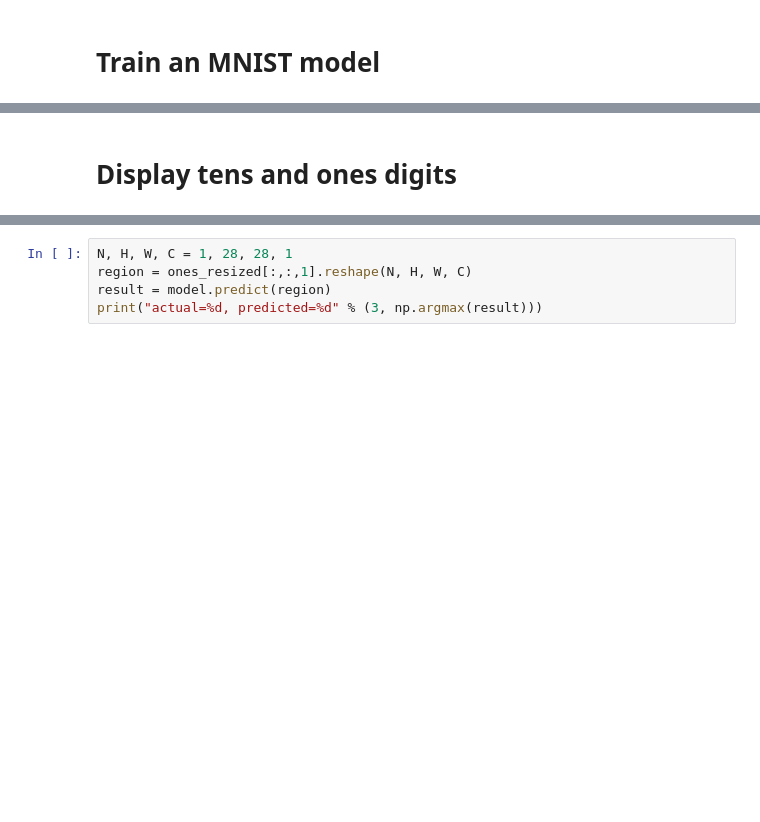
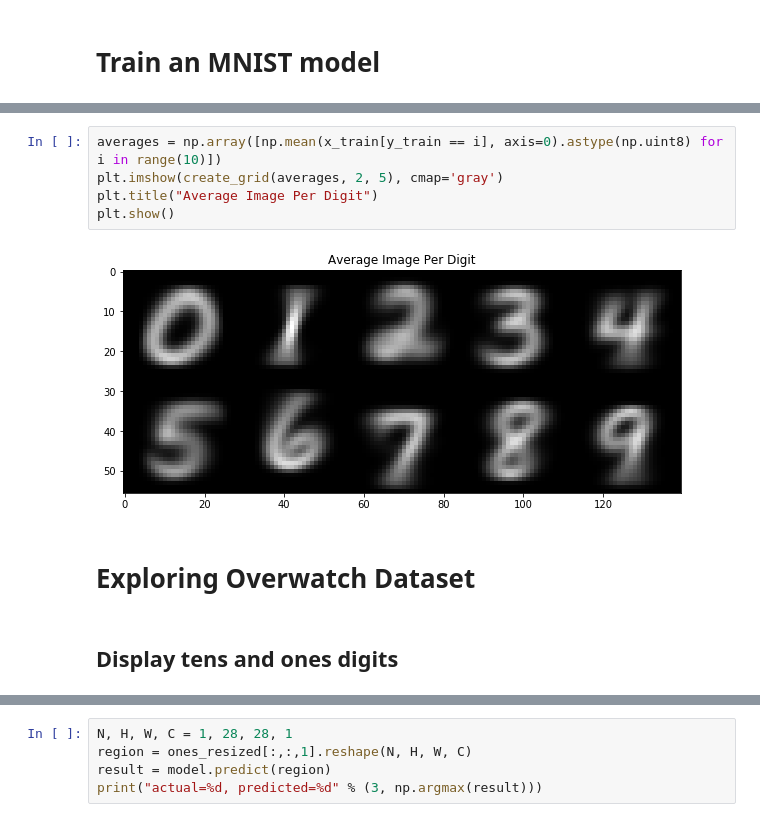
Before and after one commit to carsontang/overwatch-vision-analytics, a Jupyter notebook: overwatch-ult-charge.ipynb, the cells around one changed output, grey strips where cells are left out. Saved outputs shown, nothing was run; the diff lists cells and outputs as text; blank space fills up the shorter version.

```diff
--- a/overwatch-ult-charge.ipynb
+++ b/overwatch-ult-charge.ipynb
@@ -159,5 +228,14 @@ Test accuracy: 0.9897
+# %%
+averages = np.array([np.mean(x_train[y_train == i], axis=0).astype(np.uint8) for i in range(10)])
+plt.imshow(create_grid(averages, 2, 5), cmap='gray')
+plt.title("Average Image Per Digit")
+plt.show()
+# %% [output]
+[figure, added]
+# %% [markdown]
+# Exploring Overwatch Dataset
 # %% [markdown]
-# Display tens and ones digits
+## Display tens and ones digits
 # %%
 tens = crop_region(image, Bbox(x=625, y=590, w=15, h=30))
 plt.subplot(2, 2, 1)
```
Also changed, not shown: parts of 22 cells of this notebook.
